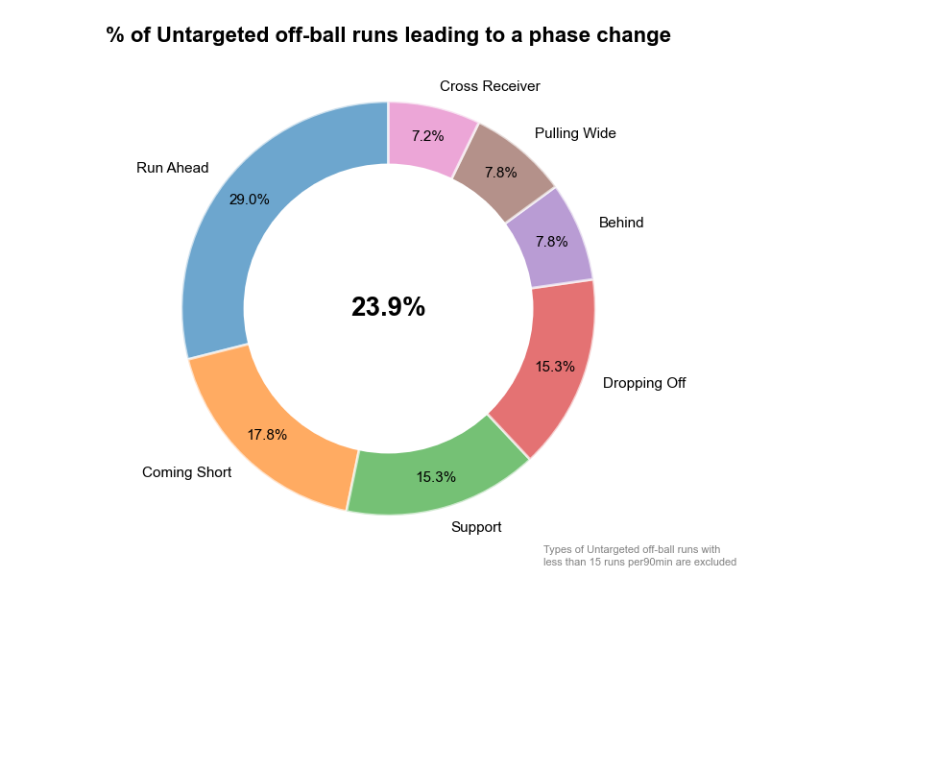
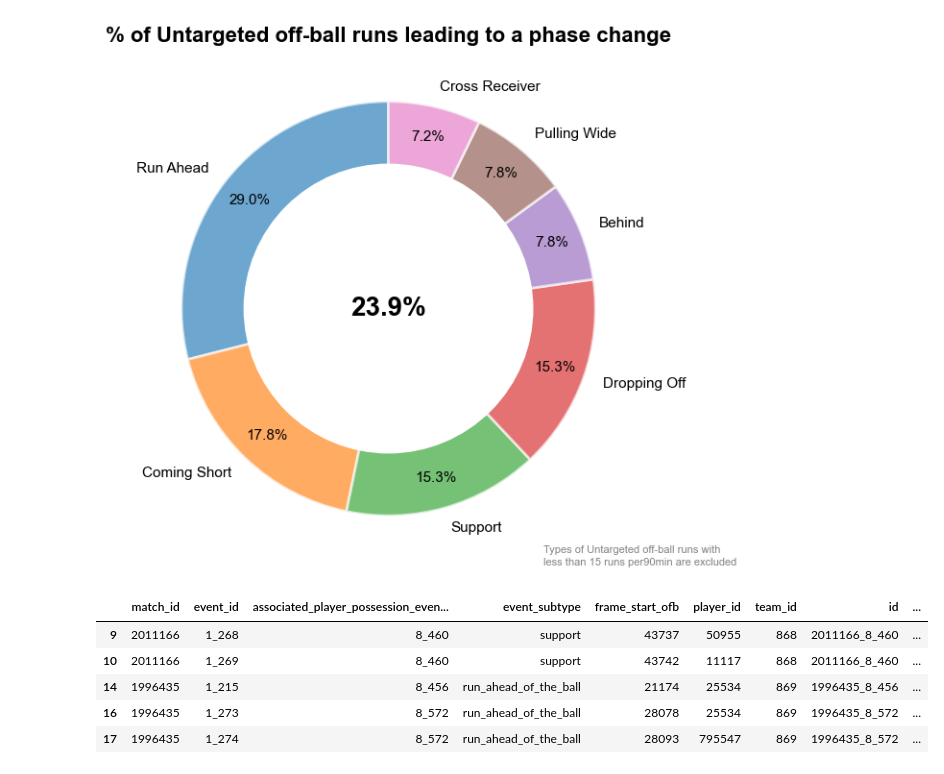
Before and after one commit to GabrielGausachs/analytics_cup_research, a Jupyter notebook: src/Utils/main.ipynb, the cells around one changed output. Saved outputs shown, nothing was run; the diff lists cells and outputs as text; code cells hidden in the pictures; blank space fills up the shorter version.

```diff
--- a/src/Utils/main.ipynb
+++ b/src/Utils/main.ipynb
@@ -768,0 +836,10 @@ Overall percentage of untargeted off-ball runs (of specific subtypes) leading to
+# %%
+untargeted_leads_goal = possession_event_run_lead_goal(de_all_matches)
+untargeted_leads_goal.head()
+# %% [output]
+|  | match_id | event_id | associated_player_possession_even... | event_subtype | frame_start_ofb | player_id | team_id | id | ... |
+| 9 | 2011166 | 1_268 | 8_460 | support | 43737 | 50955 | 868 | 2011166_8_460 | ... |
+| 10 | 2011166 | 1_269 | 8_460 | support | 43742 | 11117 | 868 | 2011166_8_460 | ... |
+| 14 | 1996435 | 1_215 | 8_456 | run_ahead_of_the_ball | 21174 | 25534 | 869 | 1996435_8_456 | ... |
+| 16 | 1996435 | 1_273 | 8_572 | run_ahead_of_the_ball | 28078 | 25534 | 869 | 1996435_8_572 | ... |
+| 17 | 1996435 | 1_274 | 8_572 | run_ahead_of_the_ball | 28093 | 795547 | 869 | 1996435_8_572 | ... |
```
Also changed, not shown: parts of 1 cell of this notebook, 1 other file.
